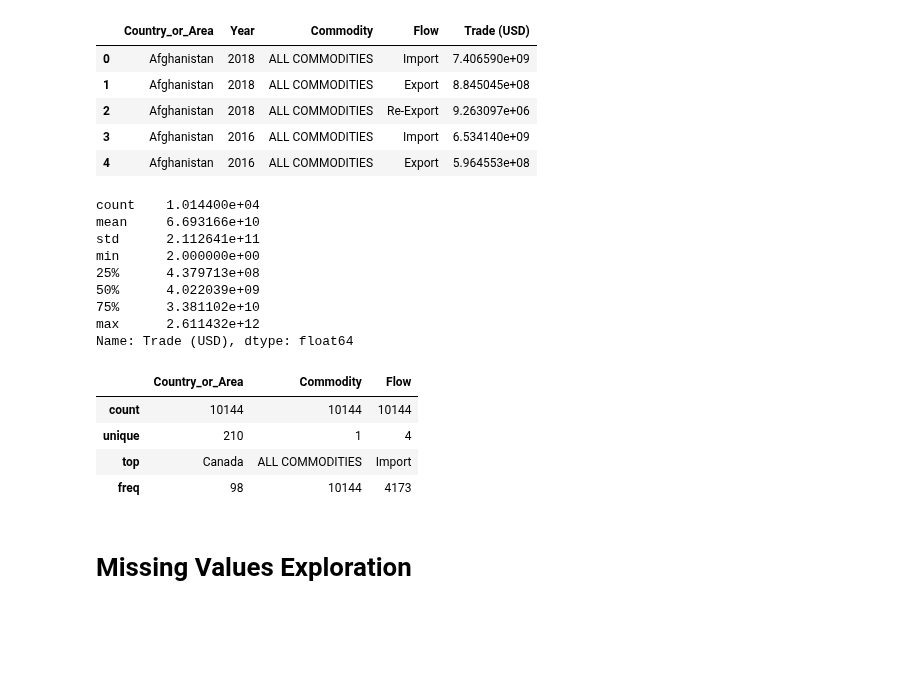
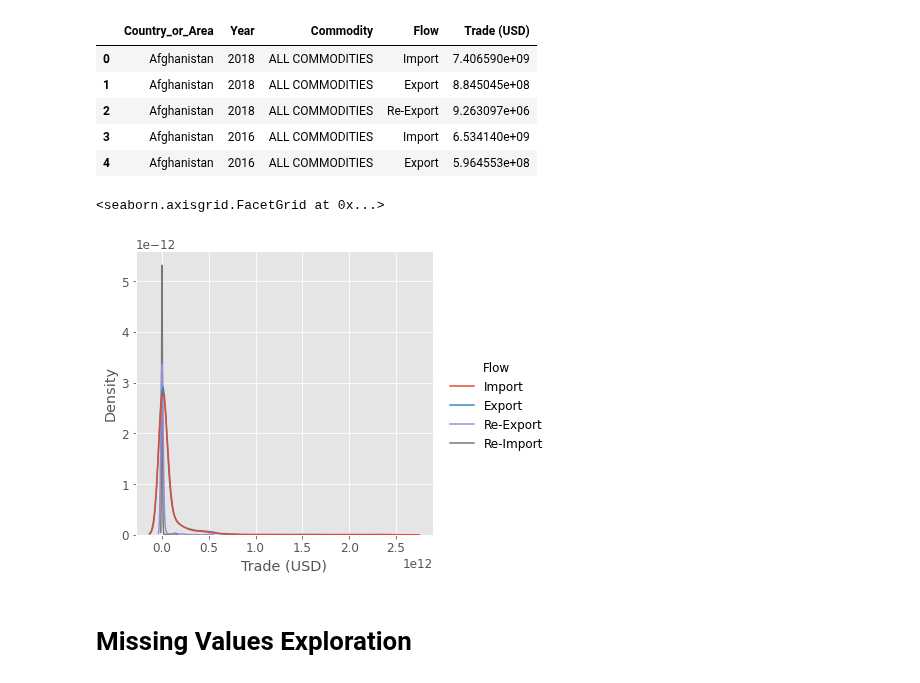
Before and after one commit to eldrigeampong/Data-Science, a Jupyter notebook: UN/Commodity Trade Statistics Database/proj1.ipynb, the cells around one changed output. Saved outputs shown, nothing was run; the diff lists cells and outputs as text; code cells hidden in the pictures; blank space fills up the shorter version.

```diff
--- a/UN/Commodity Trade Statistics Database/proj1.ipynb
+++ b/UN/Commodity Trade Statistics Database/proj1.ipynb
@@ -83,26 +83,11 @@ df1.head()
 | 2 | Afghanistan | 2018 | ALL COMMODITIES | Re-Export | 9.263097e+06 |
 | 3 | Afghanistan | 2016 | ALL COMMODITIES | Import | 6.534140e+09 |
 | 4 | Afghanistan | 2016 | ALL COMMODITIES | Export | 5.964553e+08 |
-# %%
-df1['Trade (USD)'].describe()
-# %% [output]
-count    1.014400e+04
-mean     6.693166e+10
-std      2.112641e+11
-min      2.000000e+00
-25%      4.379713e+08
-50%      4.022039e+09
-75%      3.381102e+10
-max      2.611432e+12
-Name: Trade (USD), dtype: float64
-# %%
-df1.describe(include='object')
-# %% [output]
-|  | Country_or_Area | Commodity | Flow |
-| count | 10144 | 10144 | 10144 |
-| unique | 210 | 1 | 4 |
-| top | Canada | ALL COMMODITIES | Import |
-| freq | 98 | 10144 | 4173 |
+# %%
+sns.displot(df1, x='Trade (USD)', hue='Flow', kind='kde')
+# %% [output]
+<seaborn.axisgrid.FacetGrid at 0x...>
+[figure, added]
 # %% [markdown]
 # Missing Values Exploration
 # %%
```
Also changed, not shown: parts of 8 cells of this notebook.
